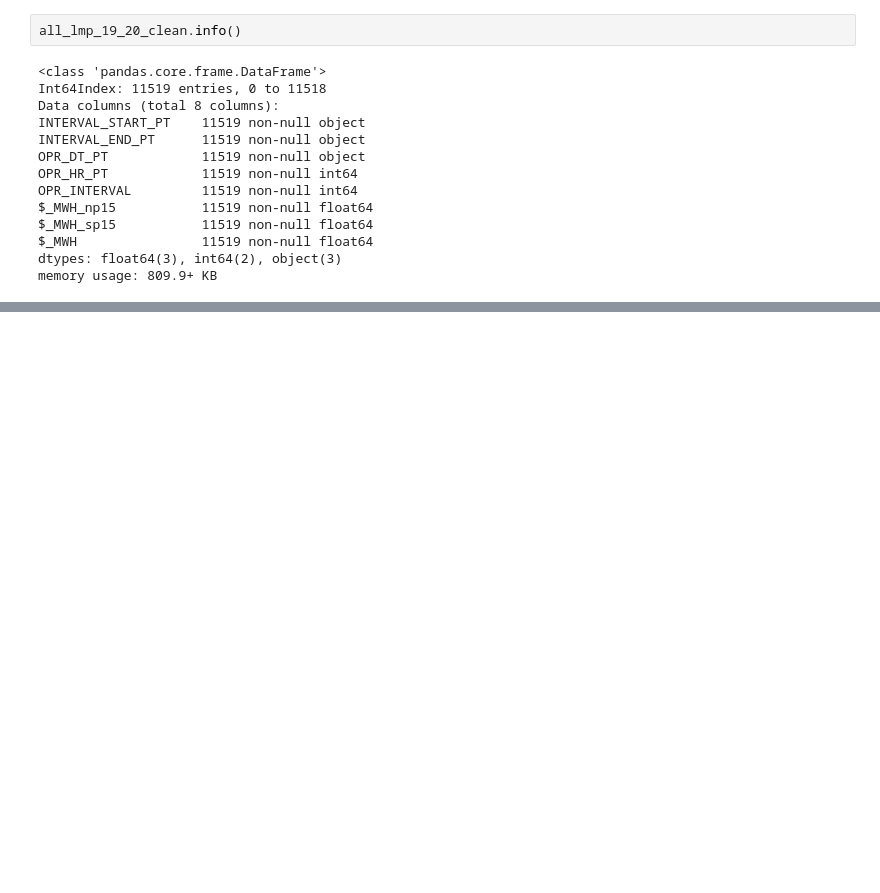
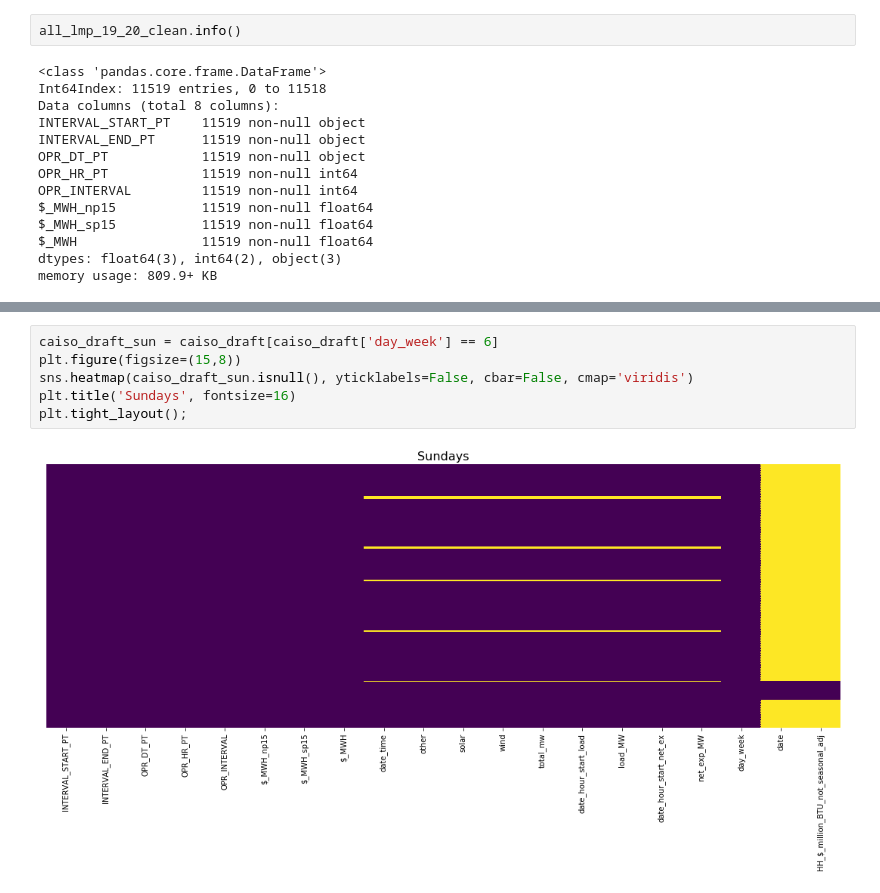
Before and after one commit to Morgan-Sell/caiso-price-forecast, a Jupyter notebook: caiso-eda.ipynb, the cells around one changed output, grey strips where cells are left out. Drawn from its saved outputs; the diff is of its cells as text; blank space fills up the shorter version.

```diff
--- a/caiso-eda.ipynb
+++ b/caiso-eda.ipynb
@@ -700,0 +728,8 @@ plt.tight_layout();
+# %%
+caiso_draft_sun = caiso_draft[caiso_draft['day_week'] == 6]
+plt.figure(figsize=(15,8))
+sns.heatmap(caiso_draft_sun.isnull(), yticklabels=False, cbar=False, cmap='viridis')
+plt.title('Sundays', fontsize=16)
+plt.tight_layout();
+# %% [output]
+[figure, added]
```
Also changed, not shown: parts of 10 cells of this notebook.
